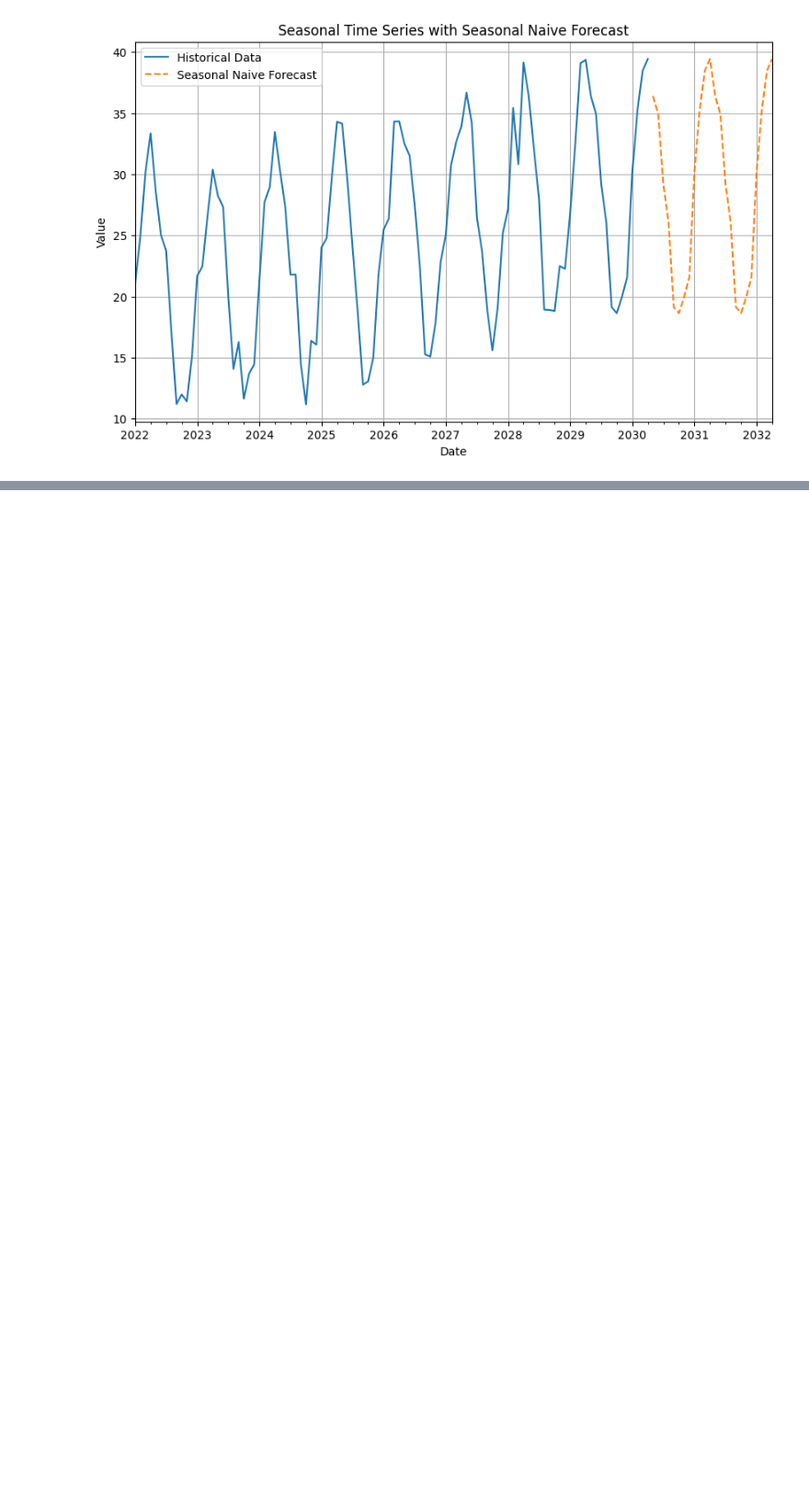
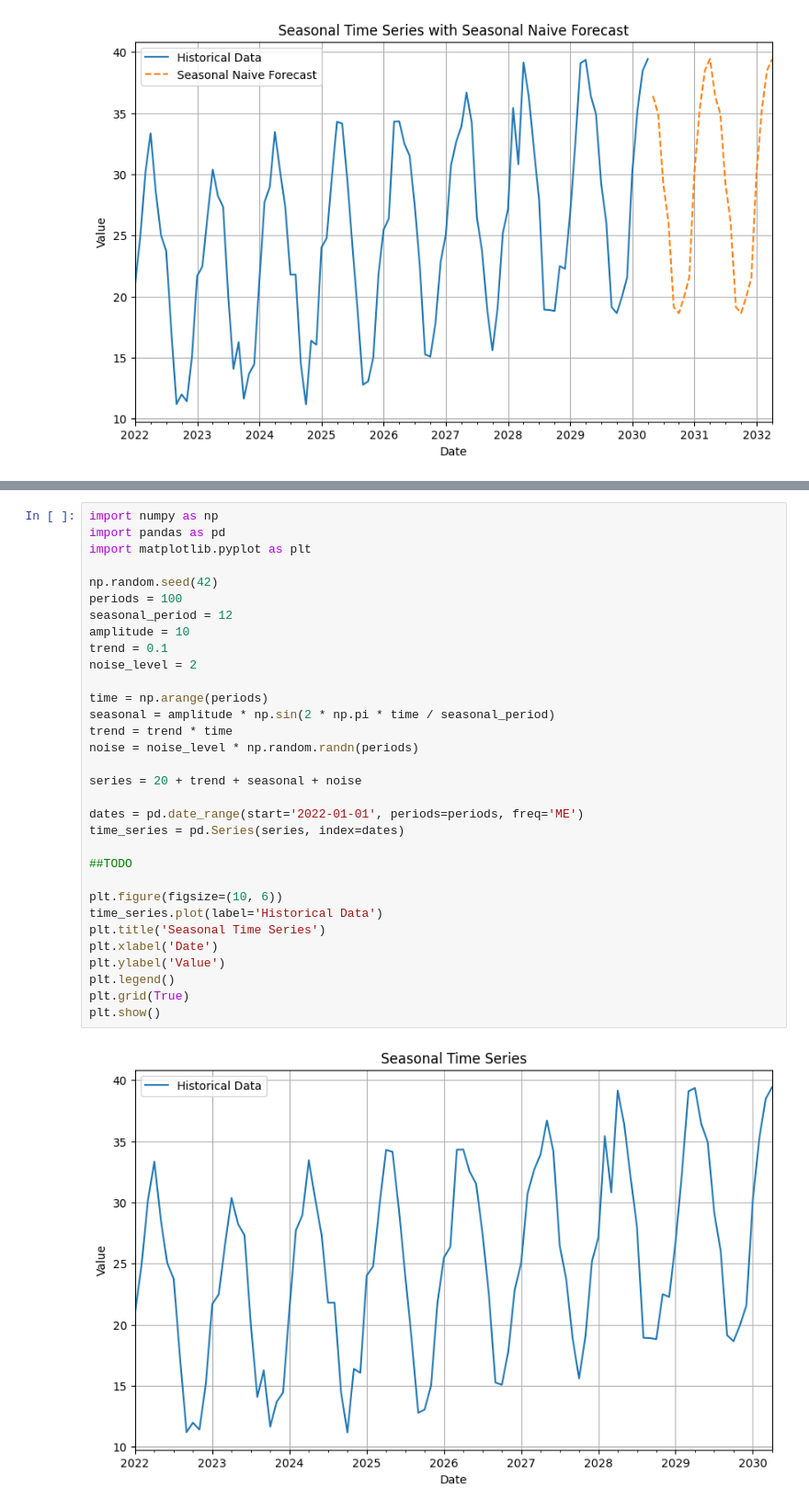
Before and after one commit to Apozzi/jupyter-notes-statistics, a Jupyter notebook: notes/1.3 - simple forecasting methods.ipynb, the cells around one changed output, grey strips where cells are left out. Shown: that part at 92% size. Saved outputs shown, nothing was run; the diff lists cells and outputs as text; blank space fills up the shorter version.

```diff
--- a/notes/1.3 - simple forecasting methods.ipynb
+++ b/notes/1.3 - simple forecasting methods.ipynb
@@ -141,0 +156,34 @@ $$ S_t = \frac{1}{n} \sum_{i=0}^{n-1} (y_{t+ki} - T_{t+ki}) $$
+# %%
+import numpy as np
+import pandas as pd
+import matplotlib.pyplot as plt
+
+np.random.seed(42)
+periods = 100
+seasonal_period = 12
+amplitude = 10
+trend = 0.1
+noise_level = 2
+
+time = np.arange(periods)
+seasonal = amplitude * np.sin(2 * np.pi * time / seasonal_period)
+trend = trend * time
+noise = noise_level * np.random.randn(periods)
+
+series = 20 + trend + seasonal + noise
+
+dates = pd.date_range(start='2022-01-01', periods=periods, freq='ME')
+time_series = pd.Series(series, index=dates)
+
+##TODO
+
+plt.figure(figsize=(10, 6))
+time_series.plot(label='Historical Data')
+plt.title('Seasonal Time Series')
+plt.xlabel('Date')
+plt.ylabel('Value')
+plt.legend()
+plt.grid(True)
+plt.show()
+# %% [output]
+[figure, added]
```
Also changed, not shown: parts of 1 cell of this notebook.
